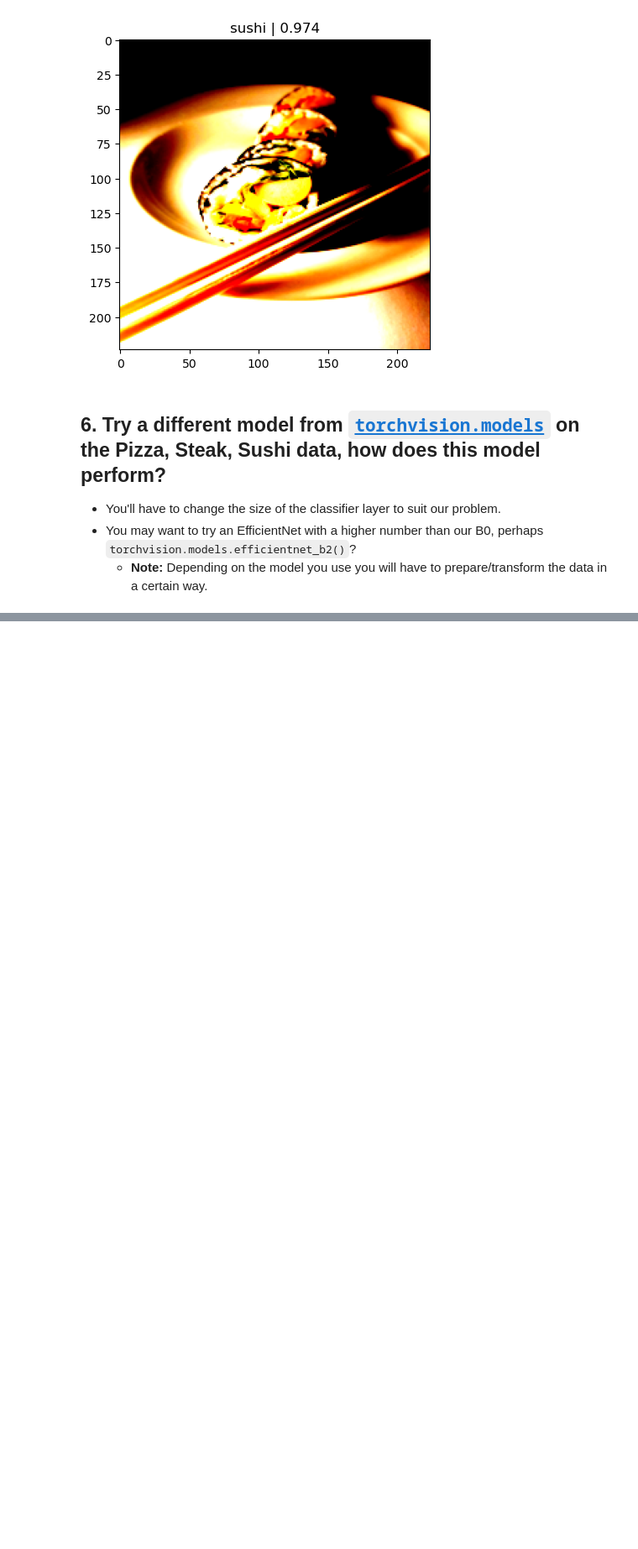
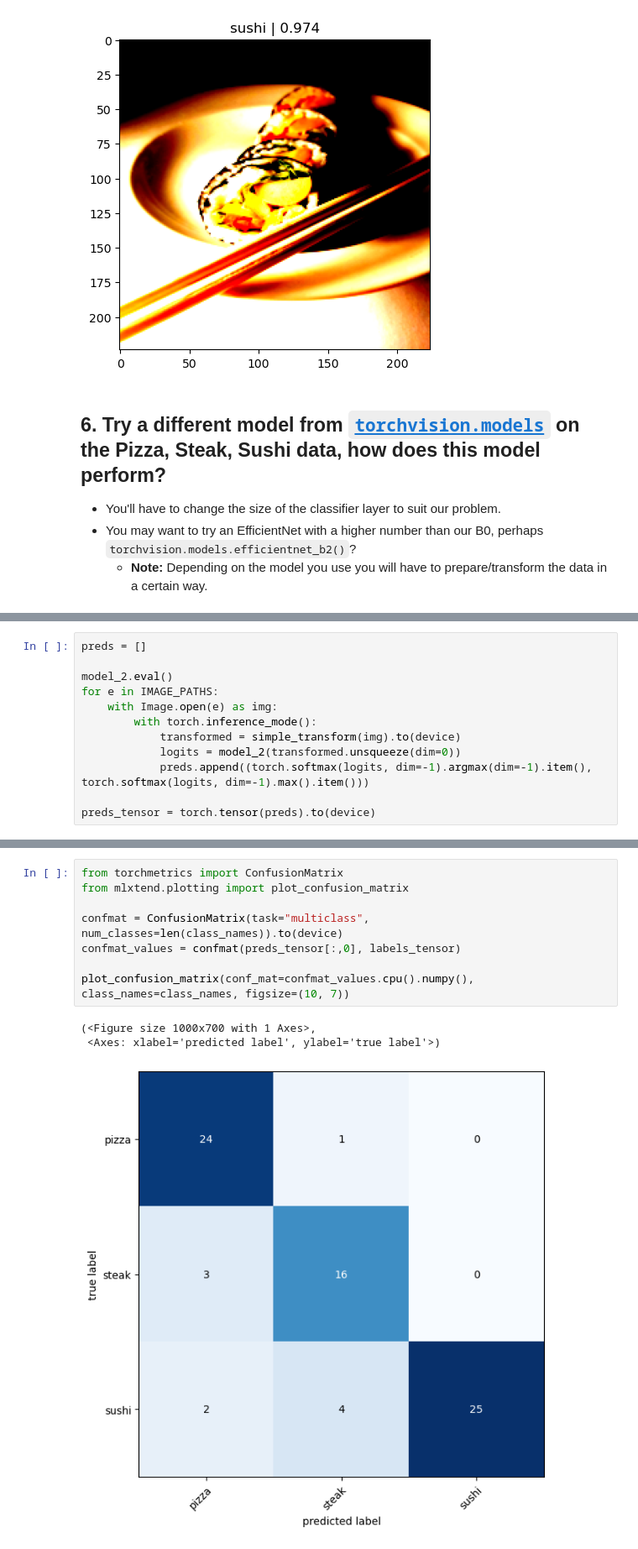
Before and after one commit to devdezzies/deep-learning-with-pytorch, a Jupyter notebook: exercises/06_pytorch_transfer_learning_exercises.ipynb, the cells around one changed output, grey strips where cells are left out. Shown at 84% size. Drawn from its saved outputs; the diff is of its cells as text; blank space fills up the shorter version.

```diff
--- a/exercises/06_pytorch_transfer_learning_exercises.ipynb
+++ b/exercises/06_pytorch_transfer_learning_exercises.ipynb
@@ -475,0 +587,12 @@ Clipping input data to the valid range for imshow with RGB data ([0..1] for floa
+# %%
+preds = []
+
+model_2.eval()
+for e in IMAGE_PATHS:
+    with Image.open(e) as img:
+        with torch.inference_mode():
+            transformed = simple_transform(img).to(device)
+            logits = model_2(transformed.unsqueeze(dim=0))
+            preds.append((torch.softmax(logits, dim=-1).argmax(dim=-1).item(), torch.softmax(logits, dim=-1).max().item()))
+
+preds_tensor = torch.tensor(preds).to(device)
@@ -475,0 +619,12 @@ Clipping input data to the valid range for imshow with RGB data ([0..1] for floa
+# %%
+from torchmetrics import ConfusionMatrix
+from mlxtend.plotting import plot_confusion_matrix
+
+confmat = ConfusionMatrix(task="multiclass", num_classes=len(class_names)).to(device)
+confmat_values = confmat(preds_tensor[:,0], labels_tensor)
+
+plot_confusion_matrix(conf_mat=confmat_values.cpu().numpy(), class_names=class_names, figsize=(10, 7))
+# %% [output]
+(<Figure size 1000x700 with 1 Axes>,
+ <Axes: xlabel='predicted label', ylabel='true label'>)
+[figure, added]
```
Also changed, not shown: parts of 14 cells of this notebook.
